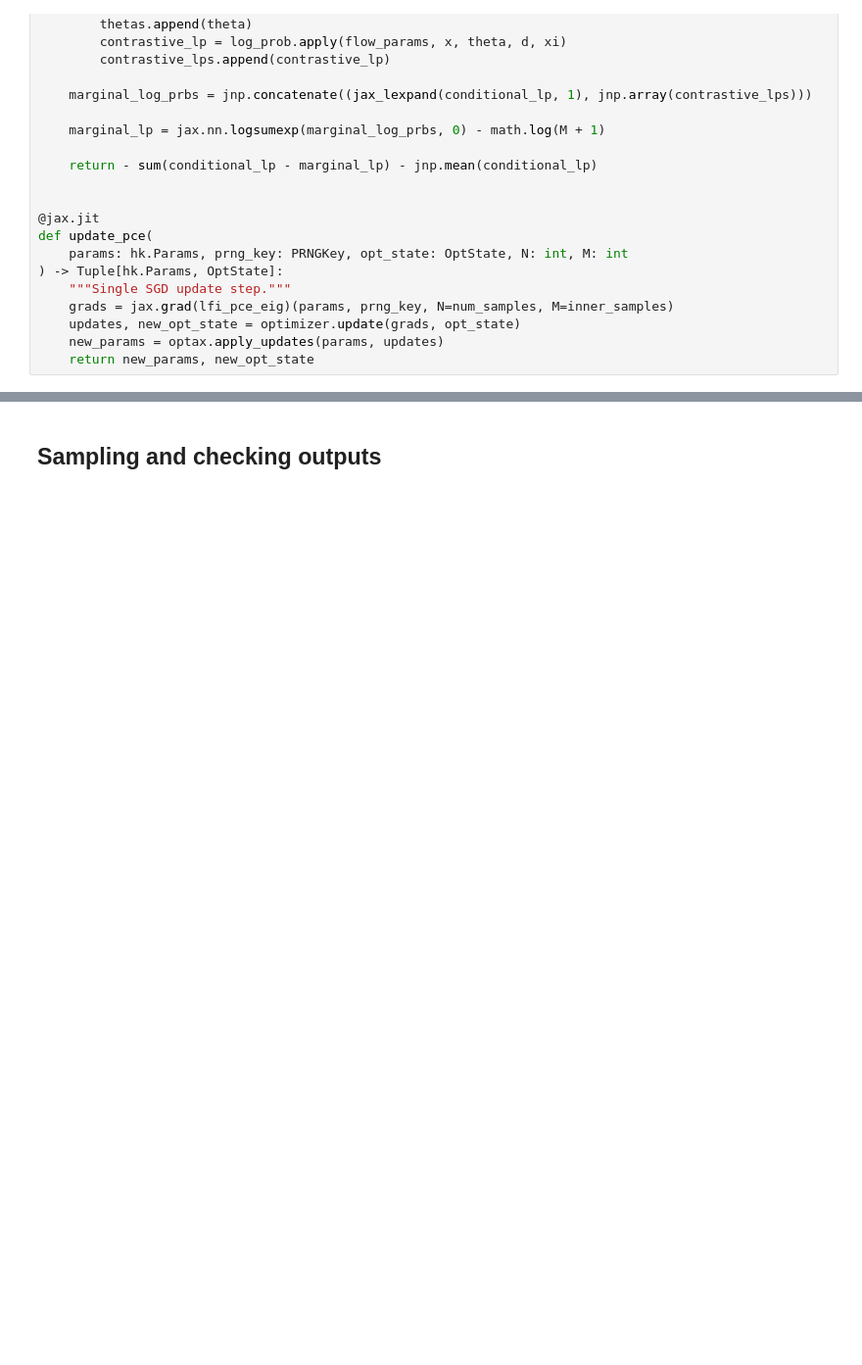
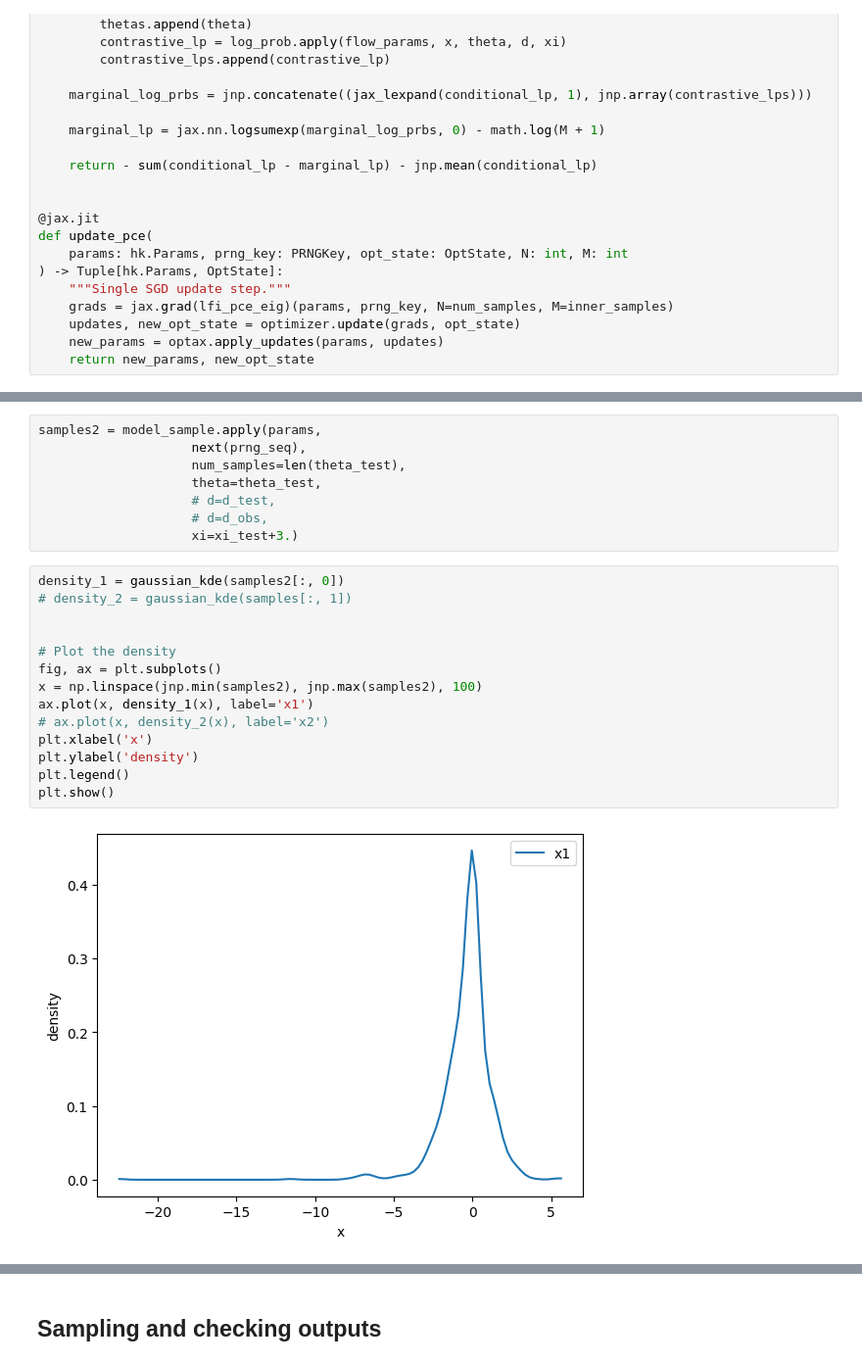
Before and after one commit to vz415/lfiax, a Jupyter notebook: examples/linear_regression.ipynb, the cells around one changed output, grey strips where cells are left out. Shown: that part at 98% size. Cells and saved outputs as stored; diff of their text form; blank space fills up the shorter version.

```diff
--- a/examples/linear_regression.ipynb
+++ b/examples/linear_regression.ipynb
@@ -465,0 +468,24 @@ grads
+# %%
+samples2 = model_sample.apply(params,
+                    next(prng_seq),
+                    num_samples=len(theta_test),
+                    theta=theta_test,
+                    # d=d_test,
+                    # d=d_obs,
+                    xi=xi_test+3.)
+# %%
+density_1 = gaussian_kde(samples2[:, 0])
+# density_2 = gaussian_kde(samples[:, 1])
+
+
+# Plot the density
+fig, ax = plt.subplots()
+x = np.linspace(jnp.min(samples2), jnp.max(samples2), 100)
+ax.plot(x, density_1(x), label='x1')
+# ax.plot(x, density_2(x), label='x2')
+plt.xlabel('x')
+plt.ylabel('density')
+plt.legend()
+plt.show()
+# %% [output]
+[figure, added]
```
Also changed, not shown: parts of 44 cells of this notebook, 2 other files.
